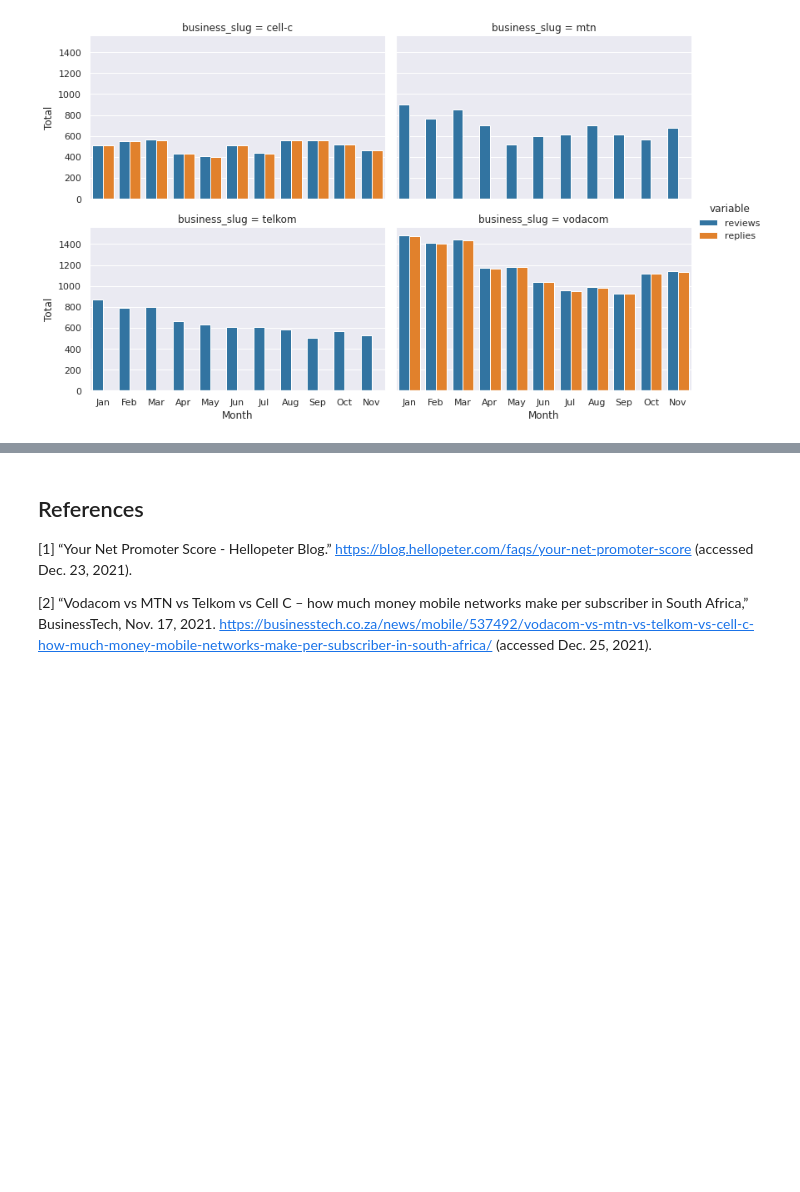
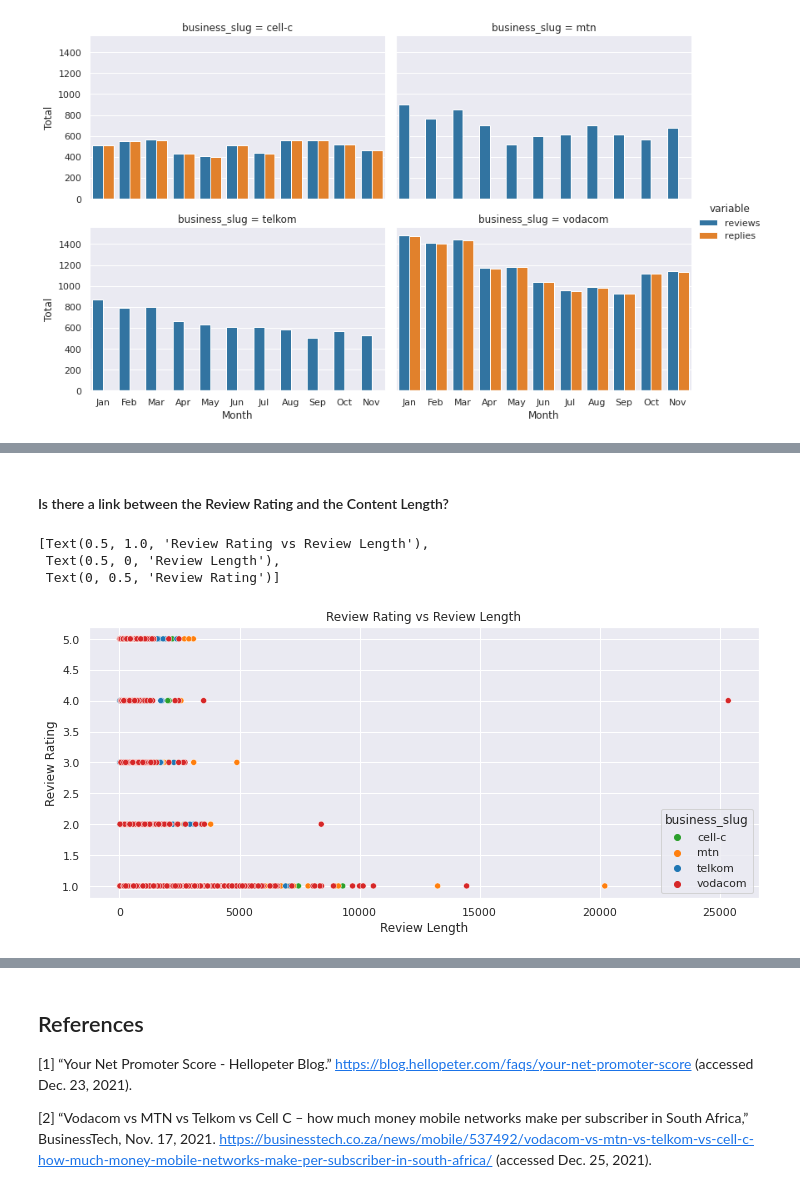
Before and after one commit to JohnnyFoulds/dsm020-2021-oct, a Jupyter notebook: coursework_01/cw.ipynb, the cells around one changed output, grey strips where cells are left out. Drawn from its saved outputs; the diff is of its cells as text; code cells hidden in the pictures; blank space fills up the shorter version.

```diff
--- a/coursework_01/cw.ipynb
+++ b/coursework_01/cw.ipynb
@@ -965,0 +1018,16 @@ reply_plot.set(
+# %% [markdown]
+#### Is there a link between the Review Rating and the Content Length?
+# %%
+sns.scatterplot(
+    data=df_eda,
+    x="review_length",
+    y="review_rating",
+    hue="business_slug").set(
+        title='Review Rating vs Review Length',
+        xlabel='Review Length',
+        ylabel='Review Rating')
+# %% [output]
+[Text(0.5, 1.0, 'Review Rating vs Review Length'),
+ Text(0.5, 0, 'Review Length'),
+ Text(0, 0.5, 'Review Rating')]
+[figure, added]
```
Also changed, not shown: parts of 13 cells of this notebook.
